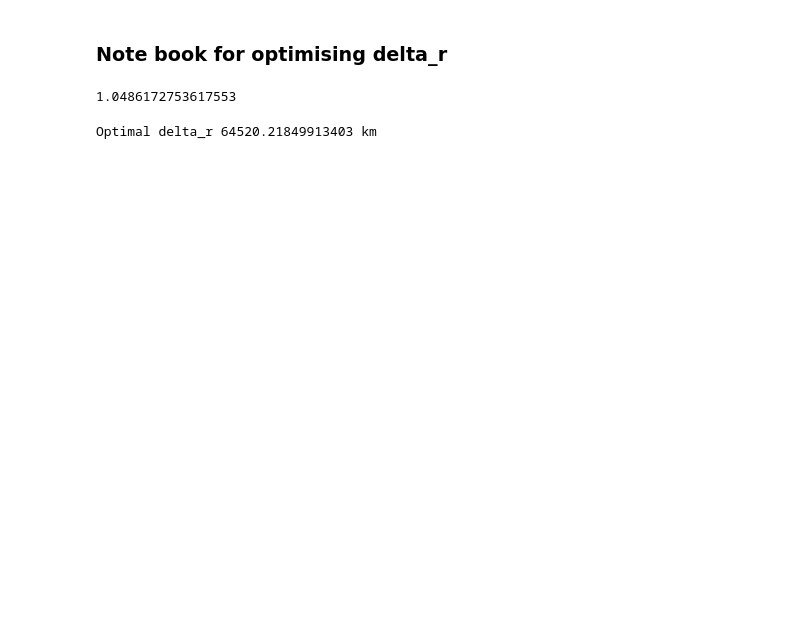
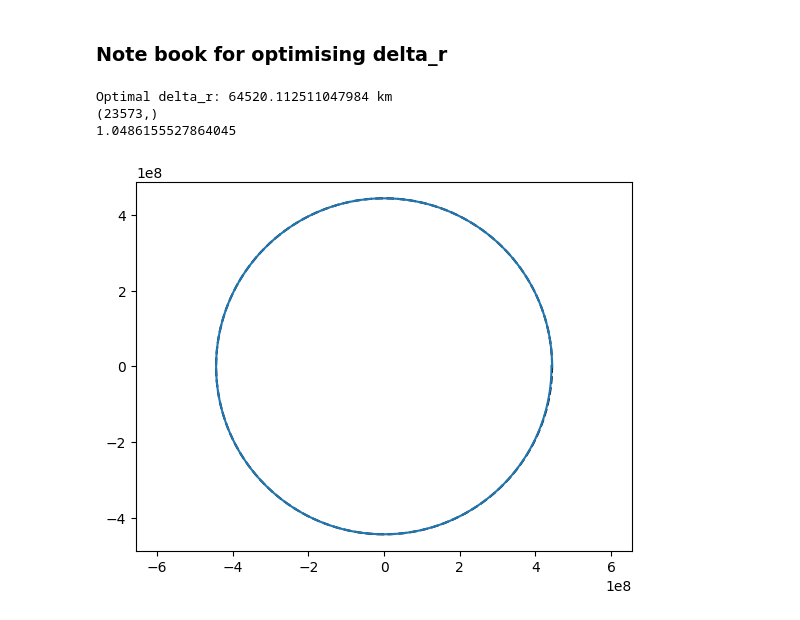
Before and after one commit to Sam-Coulthurst/ComputingProject, a Jupyter notebook: finding_optimals.ipynb, the cells around one changed output. Cells and saved outputs as stored; diff of their text form; code cells hidden in the pictures; blank space fills up the shorter version.

```diff
--- a/finding_optimals.ipynb
+++ b/finding_optimals.ipynb
@@ -7,17 +7,18 @@ from optimizer import optimize_delta_r, optimize_step_size
 from scipy.optimize import minimize_scalar, minimize
 from physics.constants import m_earth_SI, m_moon_SI, d_earth_moon_SI
 # %%
-res = minimize_scalar(optimize_delta_r, bounds=(1.04, 1.05), method='bounded')
+res = minimize_scalar(optimize_delta_r, bounds=(1.0486154, 1.0486158), method='bounded')
 print(res.x)
 # %% [output]
-1.0486172753617553
+Optimal delta_r: 64520.112511047984 km
+(23573,)
+1.0486155527864045
+[figure, added]
 # %%
 base_L2 = d_earth_moon_SI * (m_moon_SI/(3*m_earth_SI))**(1/3)
-print(f'Optimal delta_r {base_L2*res.x*1e-3} km')
+#print(f'Optimal delta_r {base_L2*res.x*1e-3} km')
 #print(o)
-delta_rs = np.linspace(0.99, 1.1, 50) * base_L2
+delta_rs = np.linspace(1, 1.1, 50) * base_L2
-# %% [output]
-Optimal delta_r 64520.21849913403 km
 # %%
 errors = []
 for delta_r in delta_rs:
```
Also changed, not shown: parts of 6 cells of this notebook, 7 other files.
